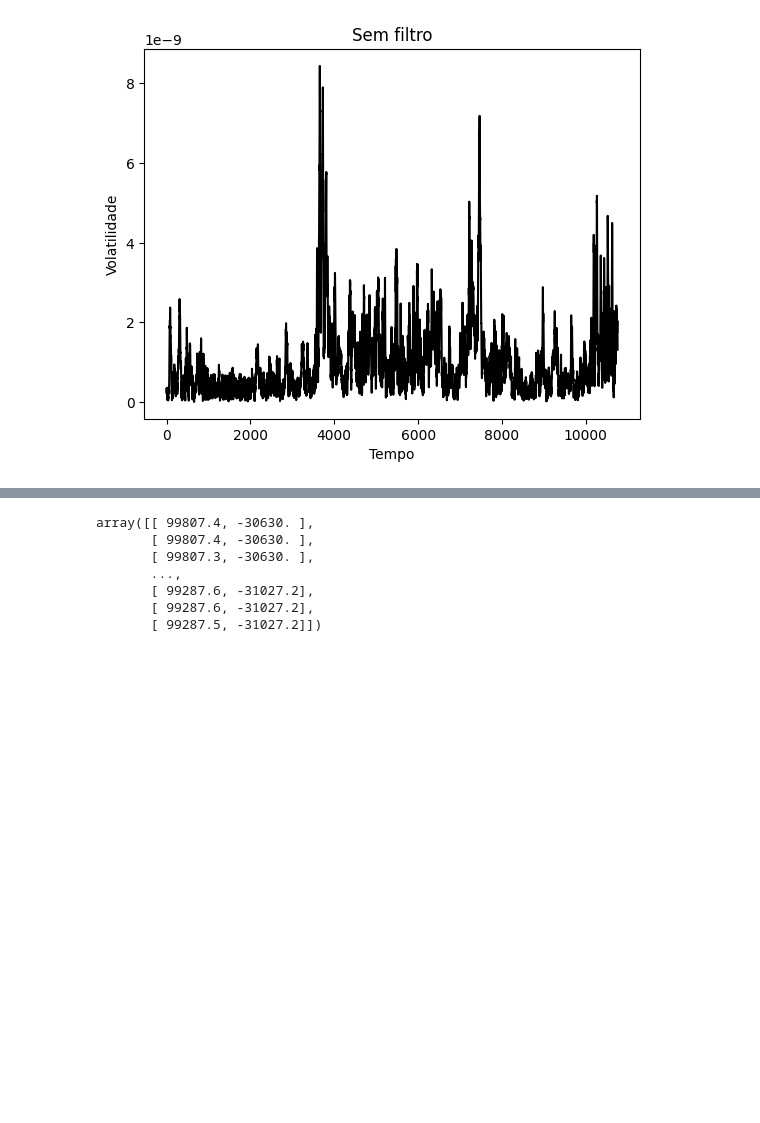
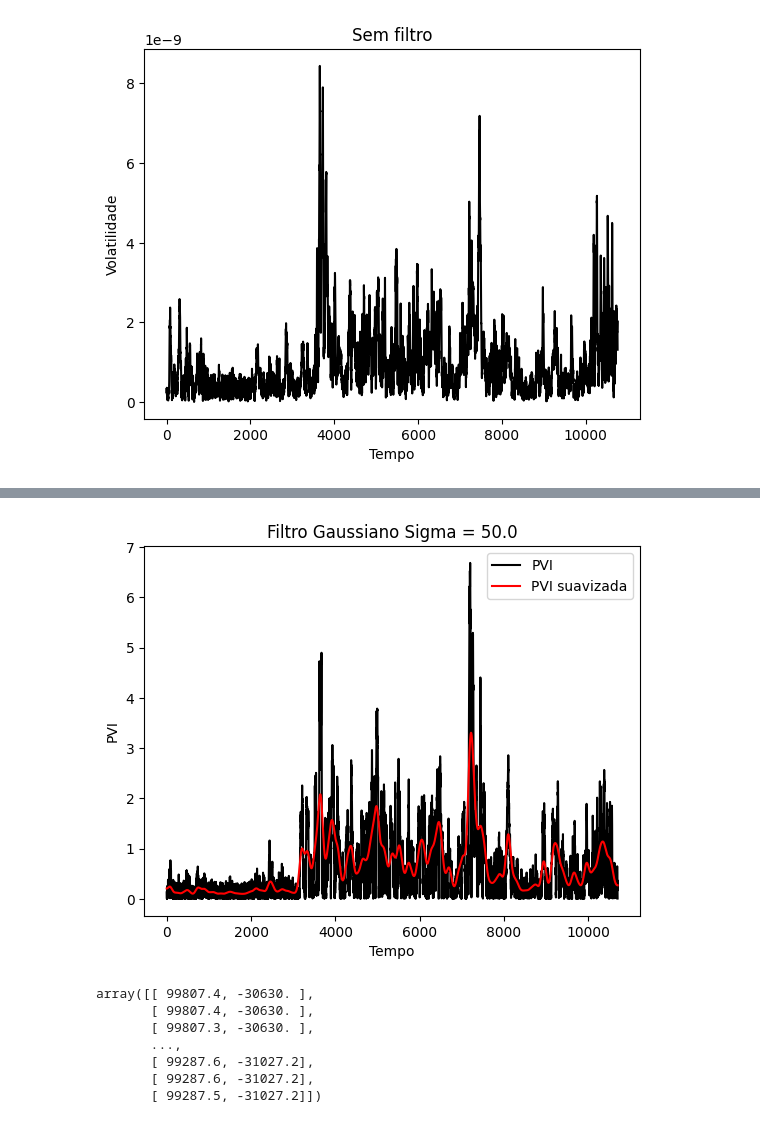
Before and after one commit to vilelabruno/COSMIC, a Jupyter notebook: index.ipynb, the cells around one changed output, grey strips where cells are left out. Cells and saved outputs as stored; diff of their text form; code cells hidden in the pictures; blank space fills up the shorter version.

```diff
--- a/index.ipynb
+++ b/index.ipynb
@@ -155,0 +388,27 @@ plt.show()
+# %%
+import numpy as np
+from scipy.ndimage import gaussian_filter1d
+
+def apply_gaussian_kernel(x_coords, sigma):
+    smoothed_x = gaussian_filter1d(x_coords, sigma)
+    return smoothed_x
+
+sigma = 50.0
+
+#smoothed_curl = apply_gaussian_kernel(current_density, sigma)
+smoothed_pvi = apply_gaussian_kernel(PVI, sigma)
+smoothed_volat = apply_gaussian_kernel(volat, sigma)
+# %%
+
+plt.plot(PVI, color="black", label="PVI")
+plt.plot(smoothed_pvi, color="red", label="PVI suavizada")
+plt.xlabel('Tempo')
+plt.ylabel('PVI')
+plt.legend()
+# Set the title of the plot
+plt.title('Filtro Gaussiano Sigma = 50.0')
+
+
+plt.show()
+# %% [output]
+[figure, added]
```
Also changed, not shown: parts of 12 cells of this notebook.
